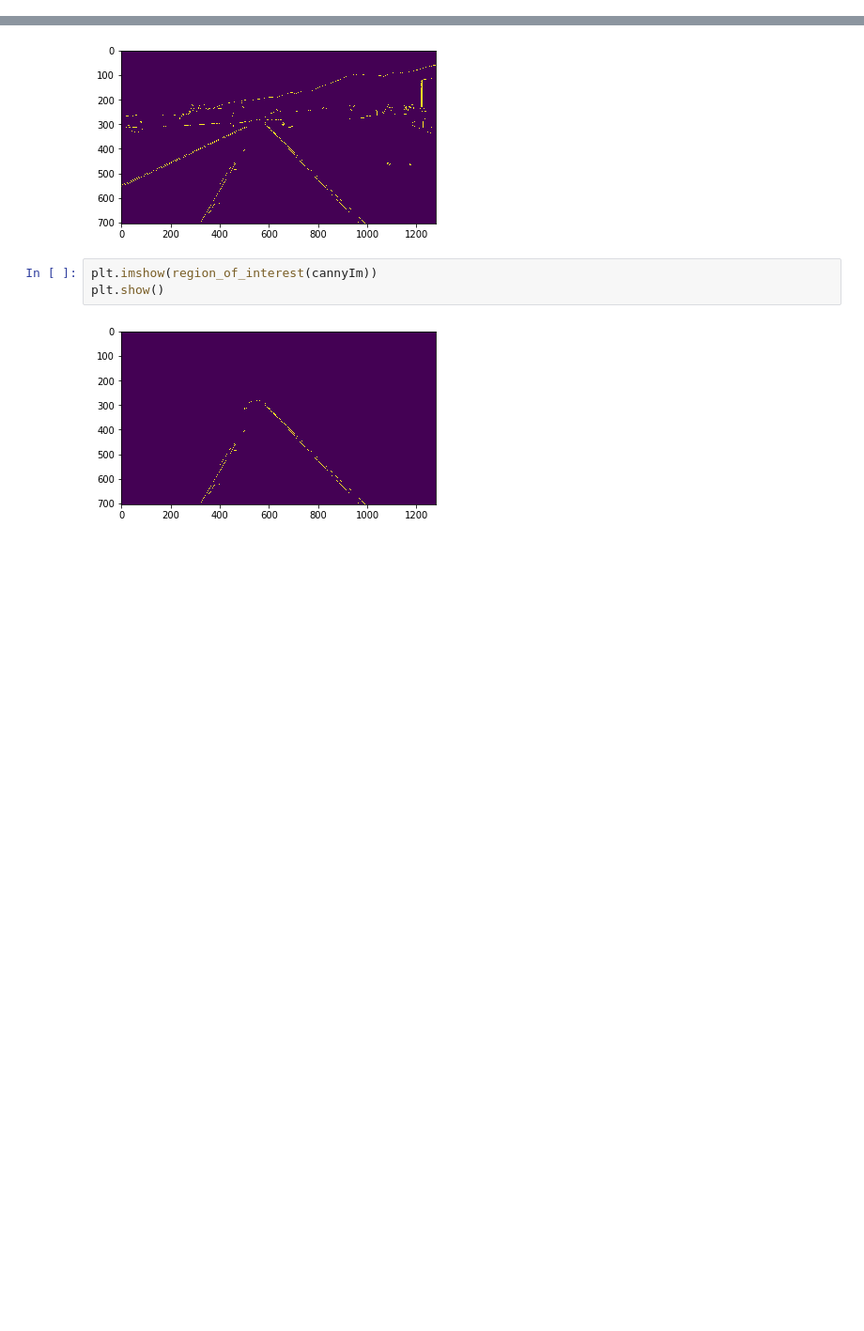
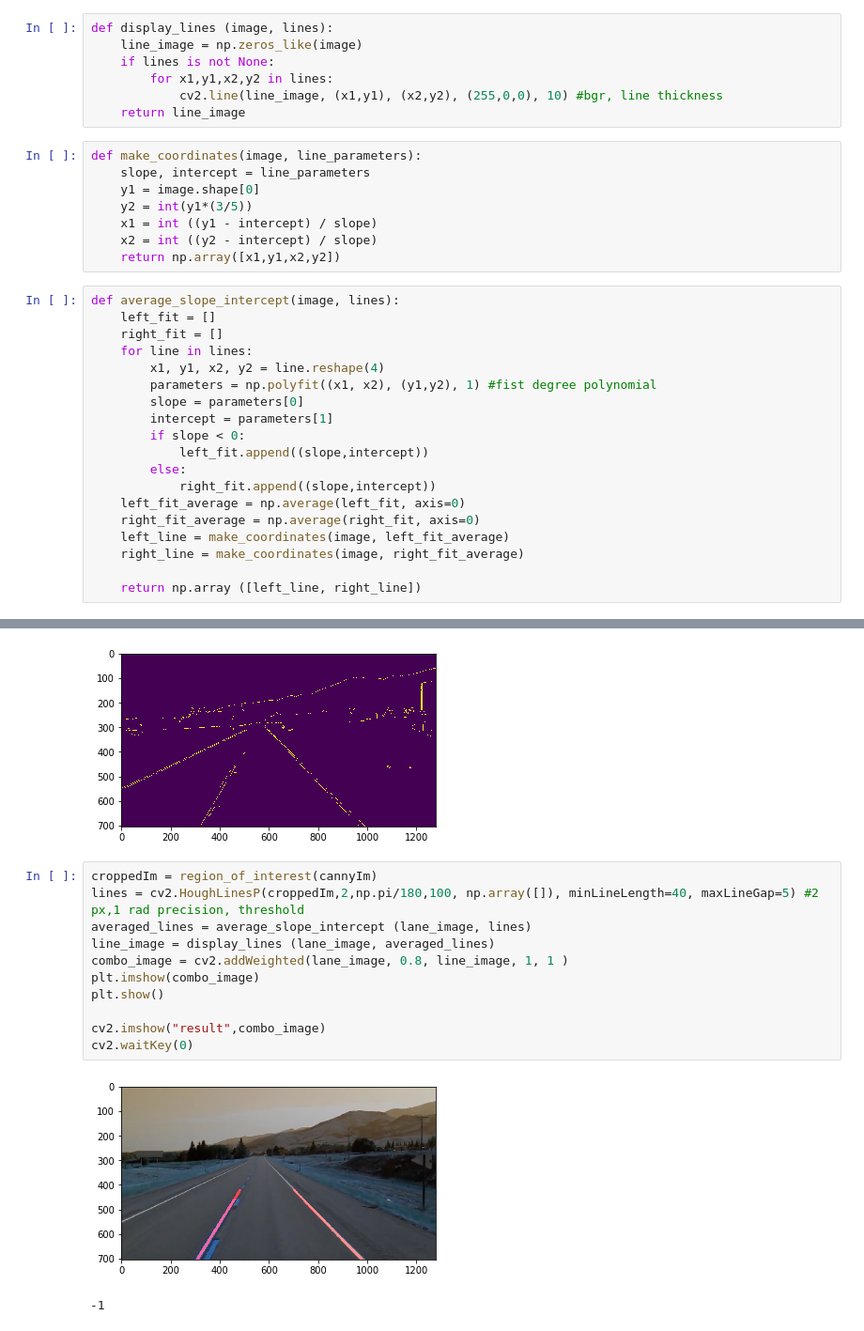
Before and after one commit to ding0028/Self_Driving, a Jupyter notebook: 01_fingding-lanes/Finding_Lanes.ipynb, the cells around one changed output, grey strips where cells are left out. Shown at 94% size. Saved outputs shown, nothing was run; the diff lists cells and outputs as text; blank space fills up the shorter version.

Commit message:
Computer Vision: Finding lane lines

```diff
--- a/01_fingding-lanes/Finding_Lanes.ipynb
+++ b/01_fingding-lanes/Finding_Lanes.ipynb
@@ -19,6 +19,40 @@ def region_of_interest(image):
     masked_image = cv2.bitwise_and(image,mask) #isolate region of interest
 
     return masked_image
+# %%
+def display_lines (image, lines):
+    line_image = np.zeros_like(image)
+    if lines is not None:
+        for x1,y1,x2,y2 in lines:
+            cv2.line(line_image, (x1,y1), (x2,y2), (255,0,0), 10) #bgr, line thickness
+    return line_image
+# %%
+def make_coordinates(image, line_parameters):
+    slope, intercept = line_parameters
+    y1 = image.shape[0]
+    y2 = int(y1*(3/5))
+    x1 = int ((y1 - intercept) / slope)
+    x2 = int ((y2 - intercept) / slope)
+    return np.array([x1,y1,x2,y2])
+# %%
+def average_slope_intercept(image, lines):
+    left_fit = []
+    right_fit = []
+    for line in lines:
+        x1, y1, x2, y2 = line.reshape(4)
+        parameters = np.polyfit((x1, x2), (y1,y2), 1) #fist degree polynomial
+        slope = parameters[0]
+        intercept = parameters[1]
+        if slope < 0:
+            left_fit.append((slope,intercept))
+        else:
+            right_fit.append((slope,intercept))
+    left_fit_average = np.average(left_fit, axis=0)
+    right_fit_average = np.average(right_fit, axis=0)
+    left_line = make_coordinates(image, left_fit_average)
+    right_line = make_coordinates(image, right_fit_average)
+
+    return np.array ([left_line, right_line])
 # %%
 image = cv2.imread('test_image.jpg')
 plt.imshow(image)
@@ -36,8 +70,17 @@ plt.imshow(cannyIm)
 plt.show()
 # %% [output]
 [figure]
-# %%
-plt.imshow(region_of_interest(cannyIm))
-plt.show()
-# %% [output]
-[figure, removed]
+# %%
+croppedIm = region_of_interest(cannyIm)
+lines = cv2.HoughLinesP(croppedIm,2,np.pi/180,100, np.array([]), minLineLength=40, maxLineGap=5) #2 px,1 rad precision, threshold
+averaged_lines = average_slope_intercept (lane_image, lines)
+line_image = display_lines (lane_image, averaged_lines)
+combo_image = cv2.addWeighted(lane_image, 0.8, line_image, 1, 1 )
+plt.imshow(combo_image)
+plt.show()
+
+cv2.imshow("result",combo_image)
+cv2.waitKey(0)
+# %% [output]
+[figure, added]
+-1
```
Also changed, not shown: parts of 1 cell of this notebook, 2 other files.
